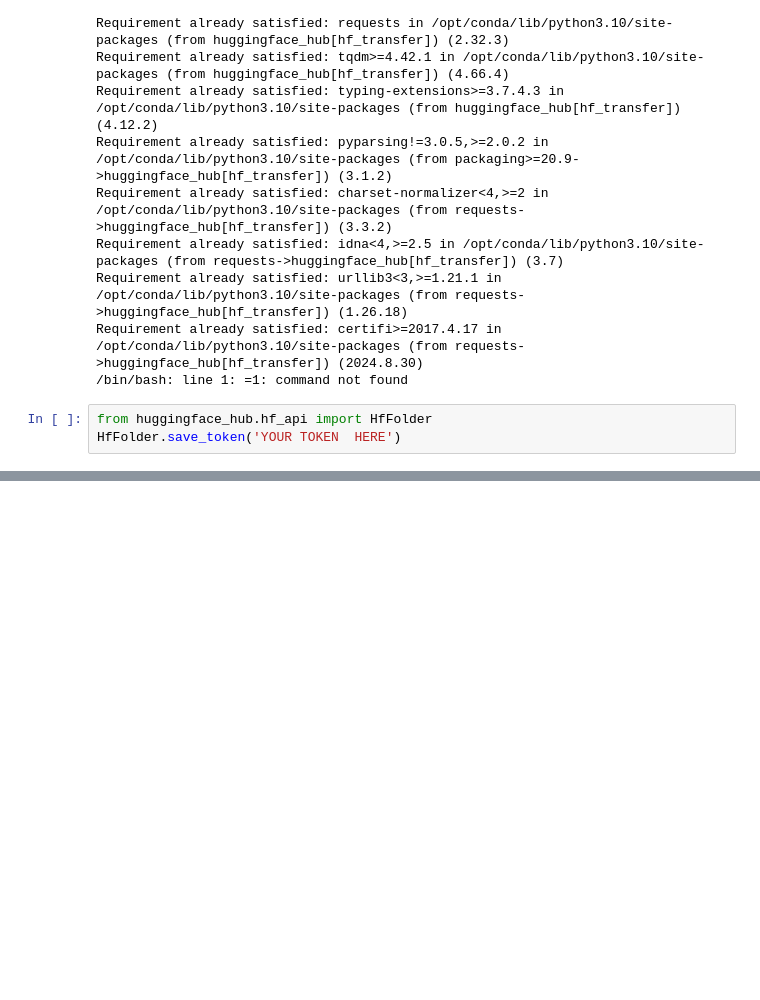
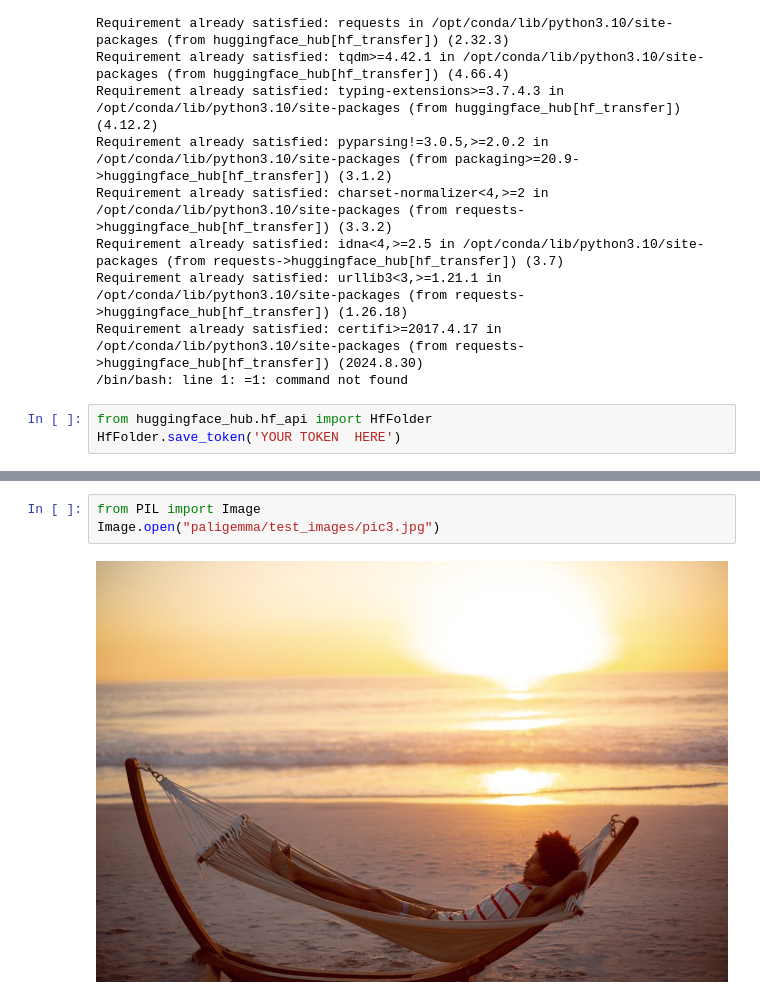
Before and after one commit to mikolaura/paligemma, a Jupyter notebook: demo.ipynb, the cells around one changed output, grey strips where cells are left out. Saved outputs shown, nothing was run; the diff lists cells and outputs as text; blank space fills up the shorter version.

Commit message:
Kaggle Notebook | demo_for_test

```diff
--- a/demo.ipynb
+++ b/demo.ipynb
@@ -67,4 +65,9 @@ Downloading 'model-00001-of-00003.safetensors' to 'pali/.cache/huggingface/downl
 
 Download complete. Moving file to pali/model-00002-of-00003.safetensors
 /kaggle/working/pali
+# %%
+from PIL import Image
+Image.open("paligemma/test_images/pic3.jpg")
+# %% [output]
+[figure, added]
 # %%
```
Also changed, not shown: parts of 4 cells of this notebook.
